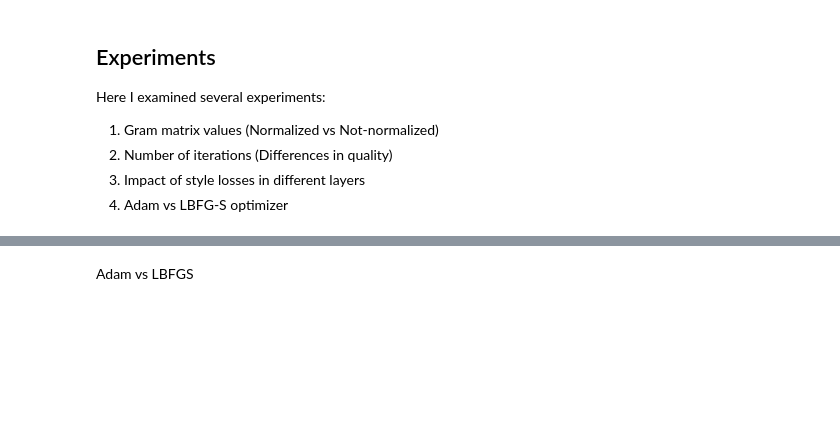
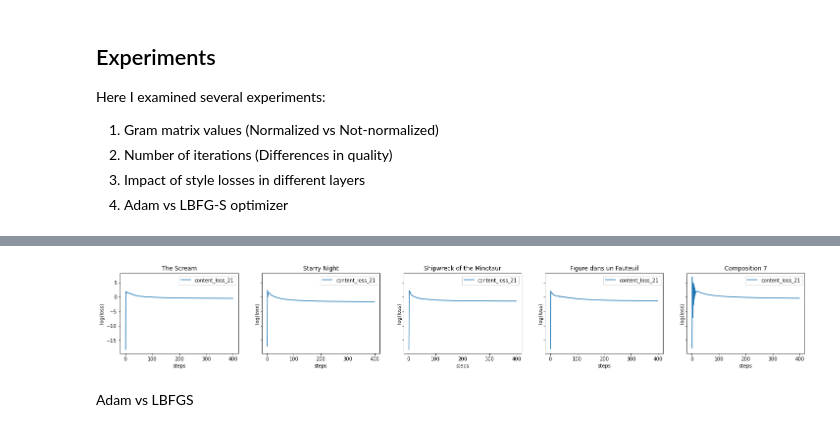
Before and after one commit to bvezilic/Neural-style-transfer, a Jupyter notebook: neural-style-transfer.ipynb, the cells around one changed output, grey strips where cells are left out. Drawn from its saved outputs; the diff is of its cells as text; code cells hidden in the pictures; blank space fills up the shorter version.

```diff
--- a/neural-style-transfer.ipynb
+++ b/neural-style-transfer.ipynb
@@ -117,2 +154,14 @@ ax = df.loc[:, 'total_loss'].apply(np.log).plot.line()
+# %%
+fig, axs = plt.subplots(1, len(losses), figsize=(25, 3), sharey=True)
+for i, (key, loss) in enumerate(losses.items()):
+    data = loss['content_loss_21'].apply(np.log)
+    axs[i].plot(data, label='content_loss_21')
+    axs[i].legend()
+    axs[i].set_title(key)
+    axs[i].set_xlabel('steps')
+    axs[i].set_ylabel('log(loss)')
+plt.show()
+# %% [output]
+[figure, added]
 # %% [markdown]
 Adam vs LBFGS
```
Also changed, not shown: parts of 7 cells of this notebook.
